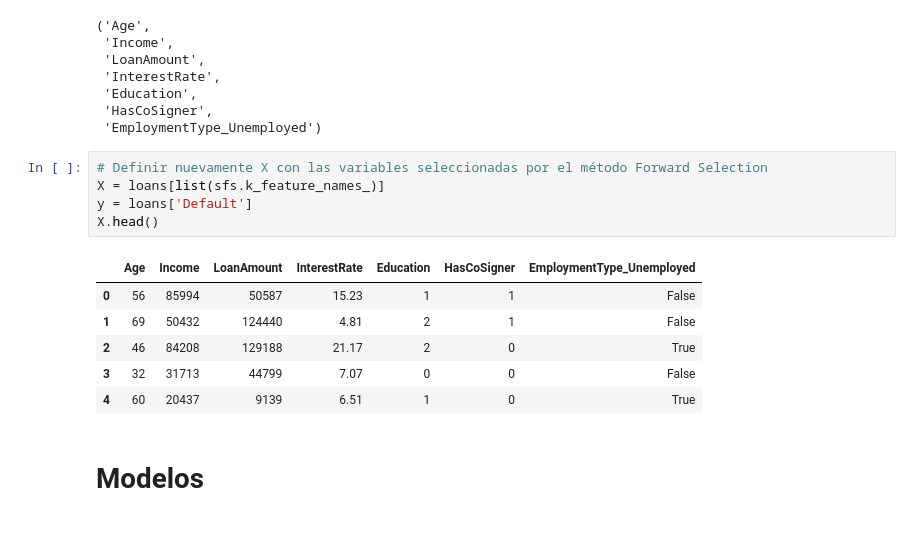
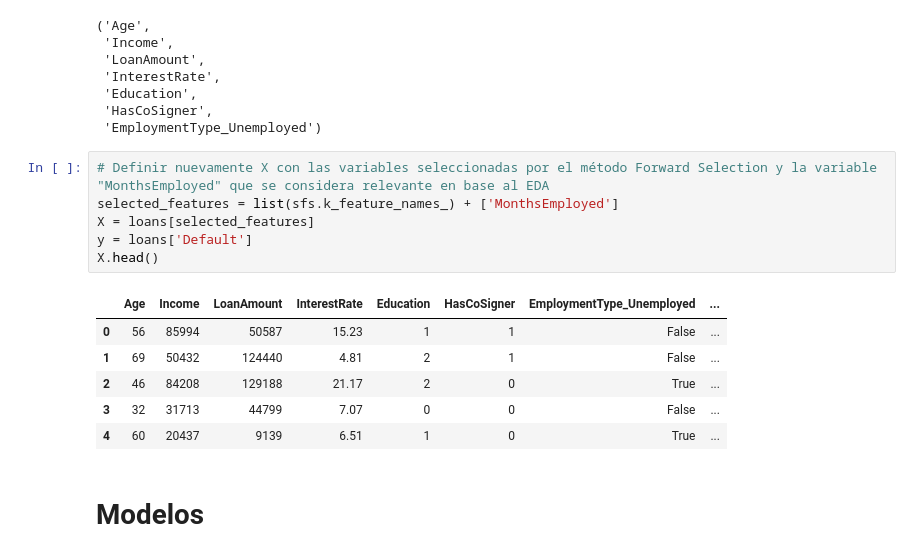
Before and after one commit to agostinacoppola/Data-Science, a Jupyter notebook: ProyectoFinalDS_Coppola.ipynb, the cells around one changed output. Drawn from its saved outputs; the diff is of its cells as text.

```diff
--- a/ProyectoFinalDS_Coppola.ipynb
+++ b/ProyectoFinalDS_Coppola.ipynb
@@ -561,17 +550,18 @@ sfs.k_feature_names_
  'HasCoSigner',
  'EmploymentType_Unemployed')
 # %%
-# Definir nuevamente X con las variables seleccionadas por el método Forward Selection
-X = loans[list(sfs.k_feature_names_)]
+# Definir nuevamente X con las variables seleccionadas por el método Forward Selection y la variable "MonthsEmployed" que se considera relevante en base al EDA
+selected_features = list(sfs.k_feature_names_) + ['MonthsEmployed']
+X = loans[selected_features]
 y = loans['Default']
 X.head()
 # %% [output]
-|  | Age | Income | LoanAmount | InterestRate | Education | HasCoSigner | EmploymentType_Unemployed |
-| 0 | 56 | 85994 | 50587 | 15.23 | 1 | 1 | False |
-| 1 | 69 | 50432 | 124440 | 4.81 | 2 | 1 | False |
-| 2 | 46 | 84208 | 129188 | 21.17 | 2 | 0 | True |
-| 3 | 32 | 31713 | 44799 | 7.07 | 0 | 0 | False |
-| 4 | 60 | 20437 | 9139 | 6.51 | 1 | 0 | True |
+|  | Age | Income | LoanAmount | InterestRate | Education | HasCoSigner | EmploymentType_Unemployed | ... |
+| 0 | 56 | 85994 | 50587 | 15.23 | 1 | 1 | False | ... |
+| 1 | 69 | 50432 | 124440 | 4.81 | 2 | 1 | False | ... |
+| 2 | 46 | 84208 | 129188 | 21.17 | 2 | 0 | True | ... |
+| 3 | 32 | 31713 | 44799 | 7.07 | 0 | 0 | False | ... |
+| 4 | 60 | 20437 | 9139 | 6.51 | 1 | 0 | True | ... |
 # %% [markdown]
 # **Modelos**
 # %% [markdown]
```
Also changed, not shown: parts of 32 cells of this notebook.
